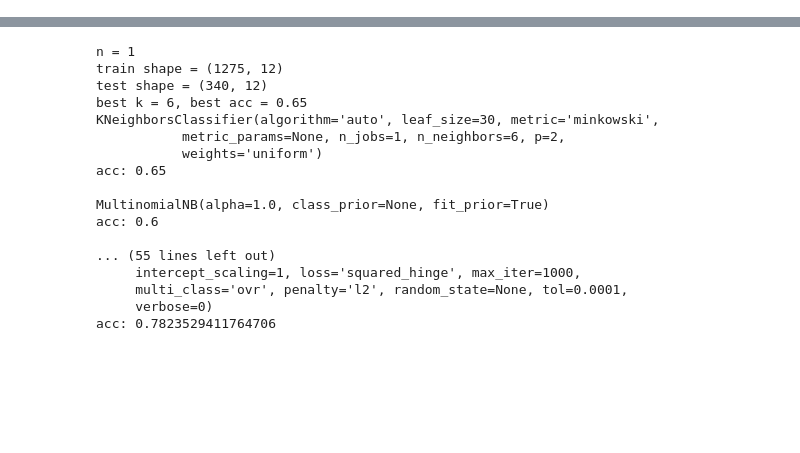
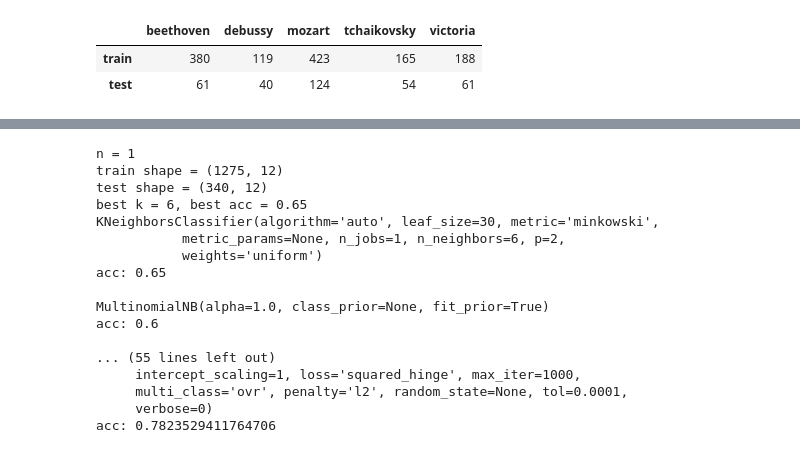
Before and after one commit to Vnulartex/NotationClassifier, a Jupyter notebook: Note_pitches.ipynb, the cells around one changed output, grey strips where cells are left out. Saved outputs shown, nothing was run; the diff lists cells and outputs as text; code cells hidden in the pictures; blank space fills up the shorter version.

```diff
--- a/Note_pitches.ipynb
+++ b/Note_pitches.ipynb
@@ -106,3 +143,10 @@ x_train_ch, x_test_ch,y_train, y_test = loader.load(dataset_type,composerNames)
+# %%
+counts = [loader.get_data_counts(y_train,composerNames),loader.get_data_counts(y_test,composerNames)]
+pd.DataFrame(counts,index=["train","test"])
+# %% [output]
+|  | beethoven | debussy | mozart | tchaikovsky | victoria |
+| train | 380 | 119 | 423 | 165 | 188 |
+| test | 61 | 40 | 124 | 54 | 61 |
 # %%
 x_train = [str([chord[0] for chord in example ]) for example in x_train_ch]
 x_test = [str([chord[0] for chord in example]) for example in x_test_ch]
```
Also changed, not shown: parts of 11 cells of this notebook, 1 other file.
